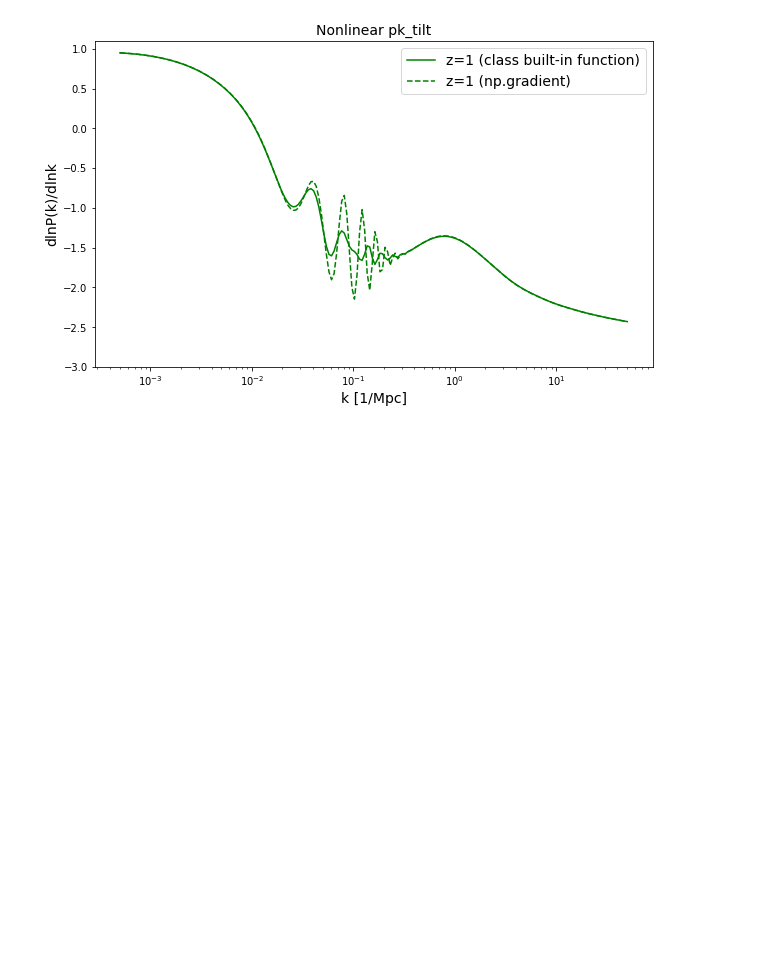
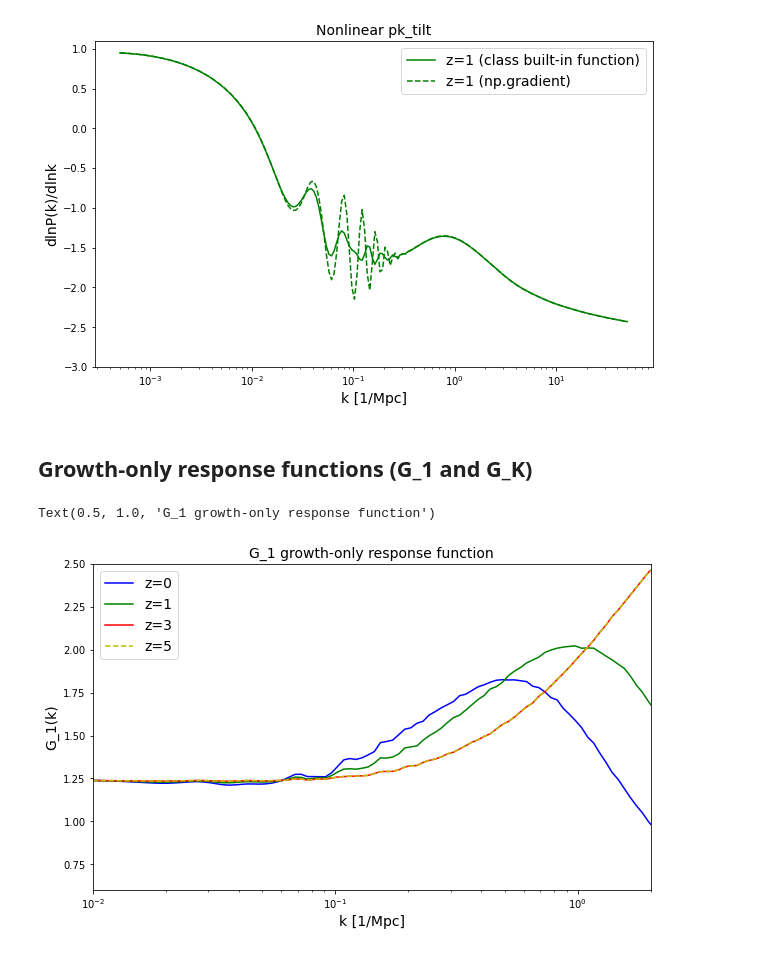
Before and after one commit to anikhalder/i3PCF, a Jupyter notebook: src/tests.ipynb, the cells around one changed output. Drawn from its saved outputs; the diff is of its cells as text; code cells hidden in the pictures; blank space fills up the shorter version.

Commit message:
Add growth-only response function tests

```diff
--- a/src/tests.ipynb
+++ b/src/tests.ipynb
@@ -304,3 +304,25 @@ plt.title('Nonlinear pk_tilt',fontsize=14)
 # %% [output]
 Text(0.5, 1.0, 'Nonlinear pk_tilt')
 [figure]
+# %% [markdown]
+## Growth-only response functions (G_1 and G_K)
+# %%
+h = 0.7
+
+RF_G_1_k_table_data = np.loadtxt('../data/response_functions/G_1_k_h.tab', usecols=[0])*h
+RF_G_1_z_table_data = np.loadtxt('../data/response_functions/G_1_z.tab', usecols=[0])
+RF_G_1_k_z_table_data = np.loadtxt('../data/response_functions/G_1_vals.tab', usecols=[0]).reshape(RF_G_1_k_table_data.size, RF_G_1_z_table_data.size)
+
+RF_G_1_k_z_table = interpolate.RectBivariateSpline(RF_G_1_k_table_data, RF_G_1_z_table_data, RF_G_1_k_z_table_data)
+RF_G_1_k_min_table_data = RF_G_1_k_table_data[0]
+RF_G_1_k_max_table_data = RF_G_1_k_table_data[-1]
+RF_G_1_z_max_table_data = RF_G_1_z_table_data[-1]
+
+
+RF_G_K_k_table_data = np.loadtxt('../data/response_functions/G_K_k_h.tab', usecols=[0])*h
+RF_G_K_z_table_data = np.loadtxt('../data/response_functions/G_K_z.tab', usecols=[0])
+RF_G_K_k_z_table_data = np.loadtxt('../data/response_functions/G_K_vals.tab', usecols=[0]).reshape(RF_G_K_k_table_data.size, RF_G_K_z_table_data.size)
+RF_G_K_k_z_table = interpolate.RectBivariateSpline(RF_G_K_k_table_data, RF_G_K_z_table_data, RF_G_K_k_z_table_data)
+RF_G_K_k_min_table_data = RF_G_K_k_table_data[0]
+RF_G_K_k_max_table_data = RF_G_K_k_table_data[-1]
+RF_G_K_z_max_table_data = RF_G_K_z_table_data[-1]
@@ -306,0 +364,17 @@ Text(0.5, 1.0, 'Nonlinear pk_tilt')
+# %%
+plt.figure(figsize=(10,6))
+#plt.plot(k_arr, RF_G_1_k_z_table(k_arr, 0.0), c='b', ls='dashed', label='z=0 (table)')
+plt.plot(k_arr, np.array([compute_RF_G_1_k_z(k, 0.0) for k in k_arr]), c='b', ls='solid', label='z=0')
+plt.plot(k_arr, np.array([compute_RF_G_1_k_z(k, 1.0) for k in k_arr]), c='g', ls='solid', label='z=1')
+plt.plot(k_arr, np.array([compute_RF_G_1_k_z(k, 3.0) for k in k_arr]), c='r', ls='solid', label='z=3')
+plt.plot(k_arr, np.array([compute_RF_G_1_k_z(k, 5.0) for k in k_arr]), c='y', ls='dashed', label='z=5')
+plt.xscale('log')
+plt.xlim(1e-2, 2)
+plt.ylim(0.6, 2.5)
+plt.xlabel('k [1/Mpc]',fontsize=14)
+plt.ylabel('G_1(k)',fontsize=14)
+plt.legend(fontsize=14)
+plt.title('G_1 growth-only response function',fontsize=14)
+# %% [output]
+Text(0.5, 1.0, 'G_1 growth-only response function')
+[figure, added]
```
Also changed, not shown: parts of 3 cells of this notebook.
